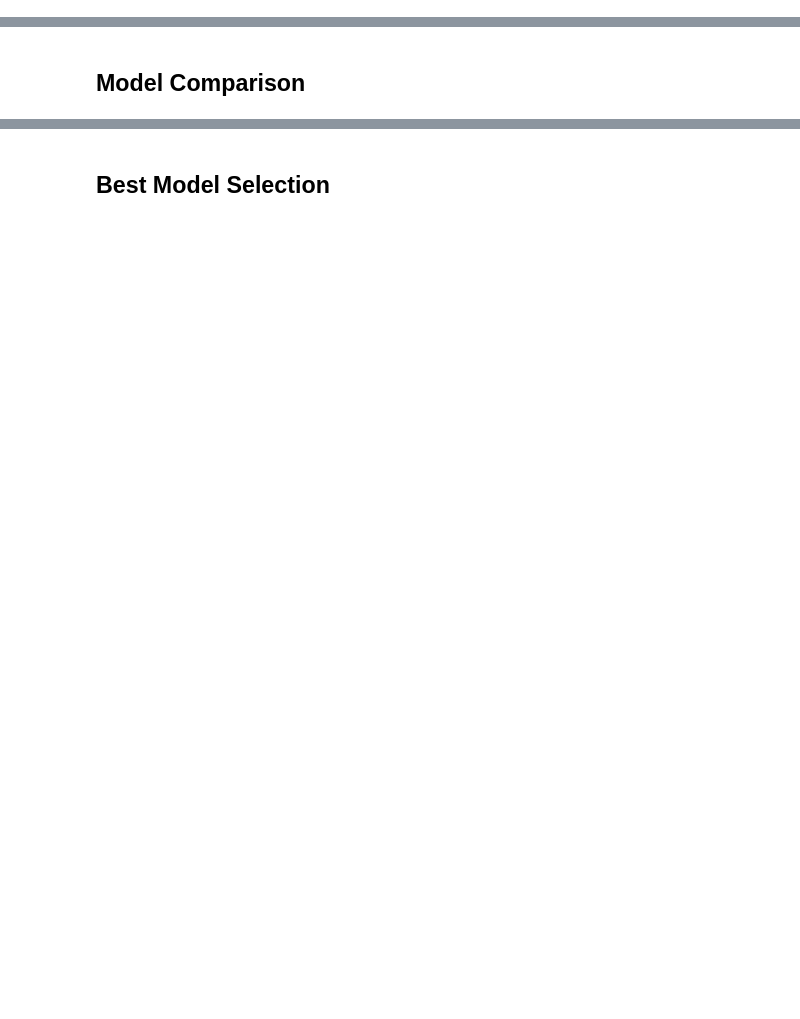
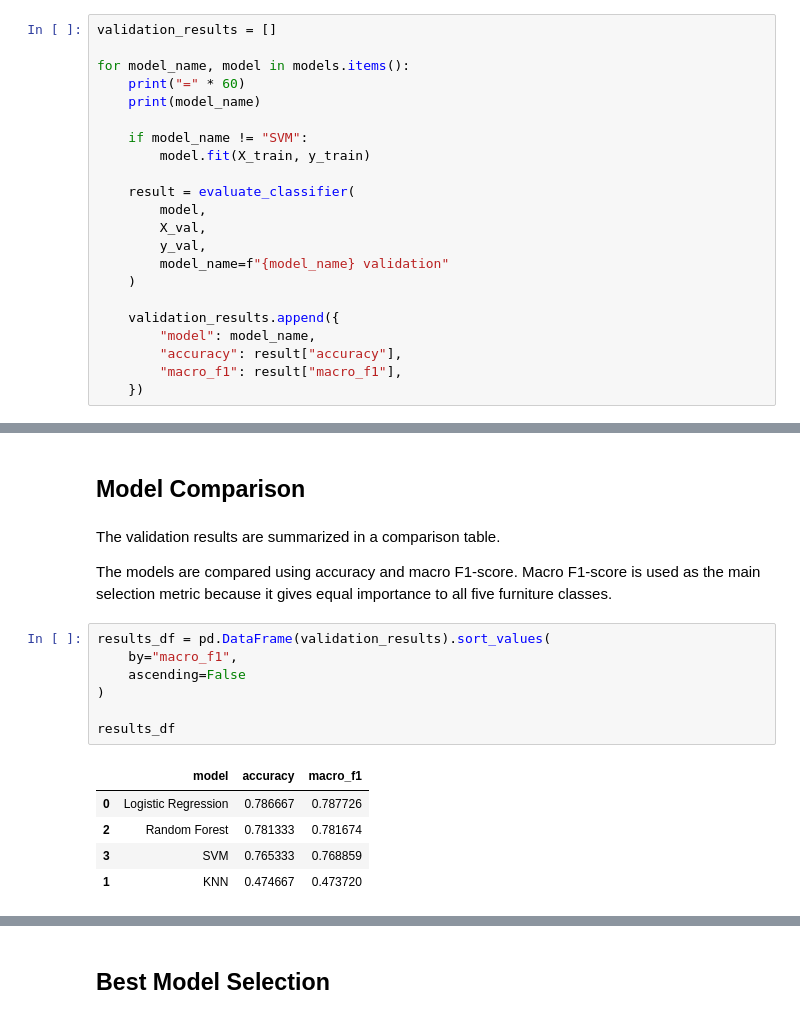
Before and after one commit to Vanya2307/Furniture-Sketch-Classifier, a Jupyter notebook: notebooks/04_classification.ipynb, the cells around one changed output, grey strips where cells are left out. Cells and saved outputs as stored; diff of their text form; blank space fills up the shorter version.

```diff
--- a/notebooks/04_classification.ipynb
+++ b/notebooks/04_classification.ipynb
@@ -292,0 +332,22 @@ Overall, the errors are concentrated and structurally explainable rather than ra
+# %%
+validation_results = []
+
+for model_name, model in models.items():
+    print("=" * 60)
+    print(model_name)
+
+    if model_name != "SVM":
+        model.fit(X_train, y_train)
+
+    result = evaluate_classifier(
+        model,
+        X_val,
+        y_val,
+        model_name=f"{model_name} validation"
+    )
+
+    validation_results.append({
+        "model": model_name,
+        "accuracy": result["accuracy"],
+        "macro_f1": result["macro_f1"],
+    })
@@ -293,2 +379,19 @@ Overall, the errors are concentrated and structurally explainable rather than ra
 # %% [markdown]
 ## Model Comparison
+# %% [markdown]
+The validation results are summarized in a comparison table.
+
+The models are compared using accuracy and macro F1-score. Macro F1-score is used as the main selection metric because it gives equal importance to all five furniture classes.
+# %%
+results_df = pd.DataFrame(validation_results).sort_values(
+    by="macro_f1",
+    ascending=False
+)
+
+results_df
+# %% [output]
+|  | model | accuracy | macro_f1 |
+| 0 | Logistic Regression | 0.786667 | 0.787726 |
+| 2 | Random Forest | 0.781333 | 0.781674 |
+| 3 | SVM | 0.765333 | 0.768859 |
+| 1 | KNN | 0.474667 | 0.473720 |
```
Also changed, not shown: parts of 29 cells of this notebook, 4 other files.
